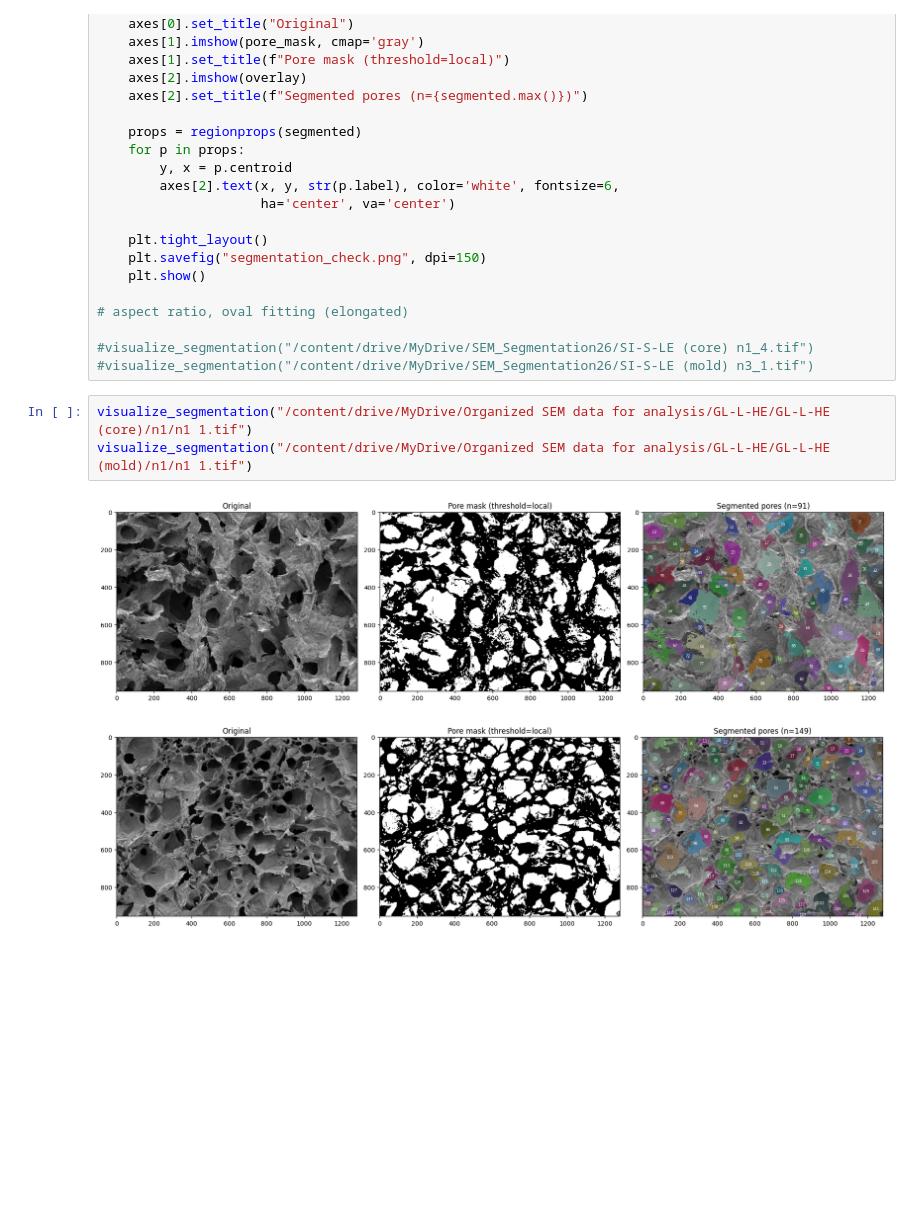
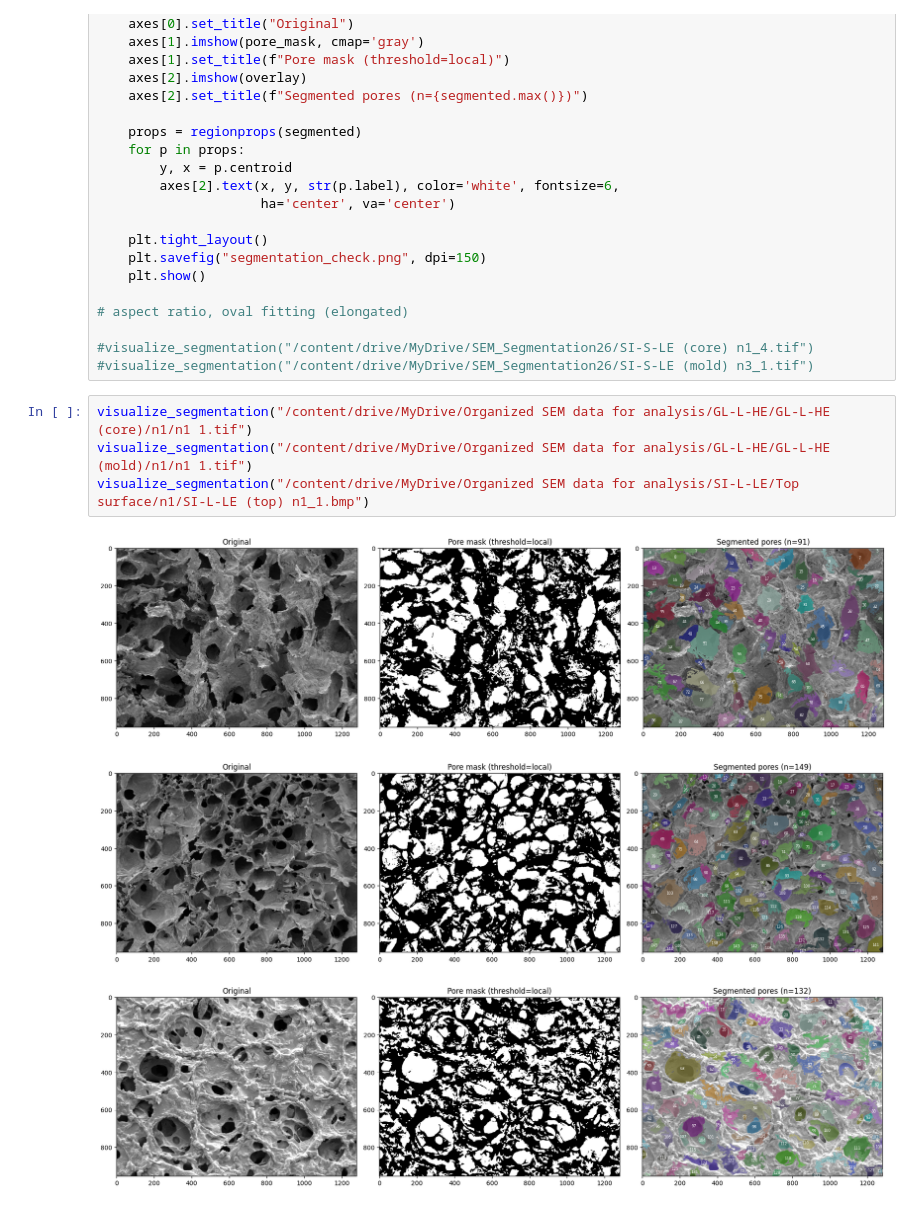
Before and after one commit to alsadh/Hydrogel-Gelation-Behavior-Porosity-Analysis, a Jupyter notebook: SEM_segmentation_analysis.ipynb, the cells around one changed output. Cells and saved outputs as stored; diff of their text form; blank space fills up the shorter version.

```diff
--- a/SEM_segmentation_analysis.ipynb
+++ b/SEM_segmentation_analysis.ipynb
@@ -277,6 +281,8 @@ def visualize_segmentation(image_path, h=6):
 # %%
 visualize_segmentation("/content/drive/MyDrive/Organized SEM data for analysis/GL-L-HE/GL-L-HE (core)/n1/n1 1.tif")
 visualize_segmentation("/content/drive/MyDrive/Organized SEM data for analysis/GL-L-HE/GL-L-HE (mold)/n1/n1 1.tif")
+visualize_segmentation("/content/drive/MyDrive/Organized SEM data for analysis/SI-L-LE/Top surface/n1/SI-L-LE (top) n1_1.bmp")
 # %% [output]
 [figure]
 [figure]
+[figure, added]
```
Also changed, not shown: parts of 2 cells of this notebook.
